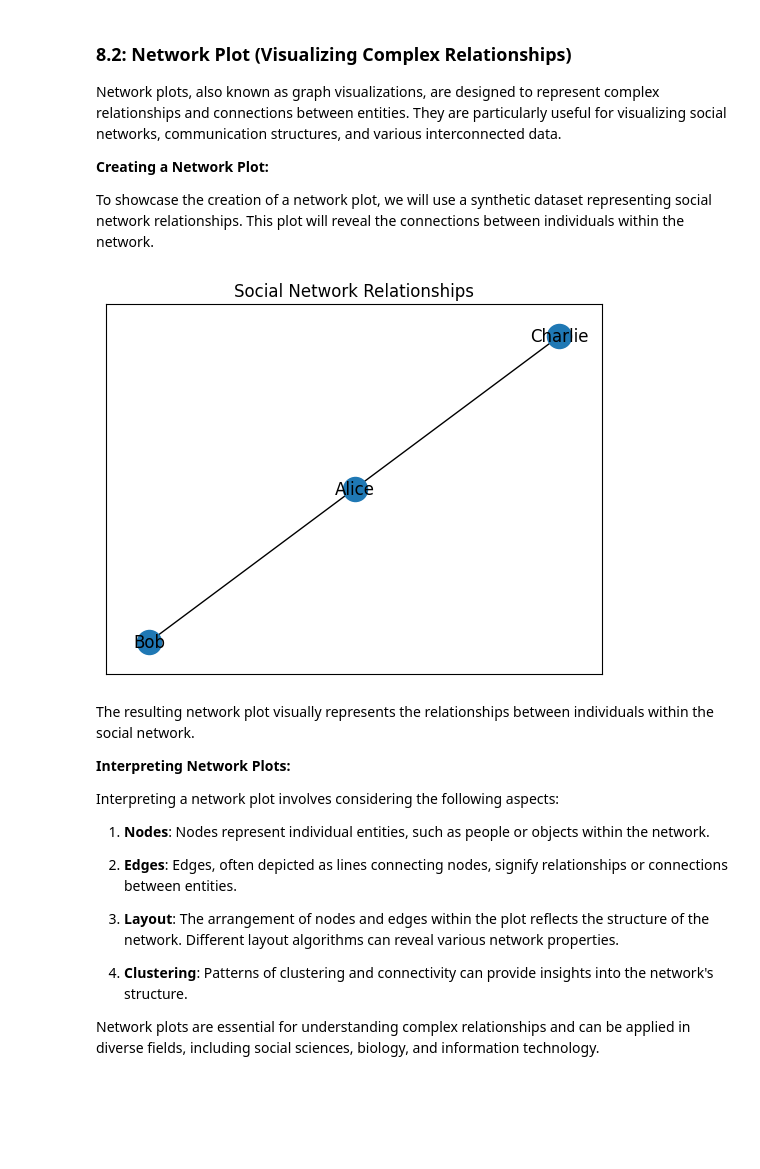
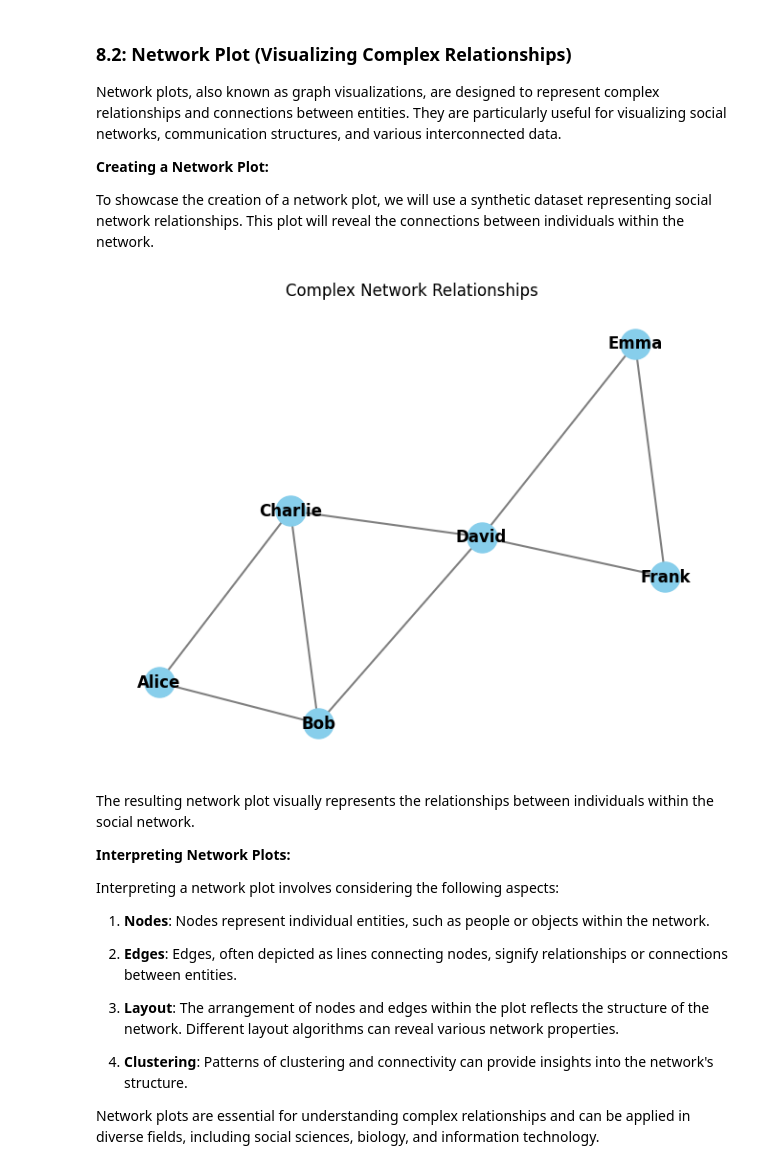
Before and after one commit to bsc-iitm/ML_Handbook, a Jupyter notebook: pages/vis2.ipynb, the cells around one changed output. Saved outputs shown, nothing was run; the diff lists cells and outputs as text; code cells hidden in the pictures; blank space fills up the shorter version.

```diff
--- a/pages/vis2.ipynb
+++ b/pages/vis2.ipynb
@@ -806,26 +824,41 @@ Network plots, also known as graph visualizations, are designed to represent com
 **Creating a Network Plot:**
 
 To showcase the creation of a network plot, we will use a synthetic dataset representing social network relationships. This plot will reveal the connections between individuals within the network.
-# %%
-# Generating synthetic network data
-import networkx as nx
-
-G = nx.Graph()
-G.add_node("Alice")
-G.add_node("Bob")
-G.add_node("Charlie")
-G.add_edge("Alice", "Bob")
-G.add_edge("Alice", "Charlie")
-
-# Creating a network plot
-pos = nx.spring_layout(G)
-nx.draw_networkx_nodes(G, pos)
-nx.draw_networkx_edges(G, pos)
-nx.draw_networkx_labels(G, pos)
-plt.title('Social Network Relationships')
-plt.show()
-# %% [output]
-[figure, removed]
+# %%
+import numpy as np
+import matplotlib.pyplot as plt
+import networkx as nx
+
+# Constructing a matrix to represent connections between individuals
+connections = np.array([
+    [0, 1, 1, 0, 0, 0],  # Alice
+    [1, 0, 1, 1, 0, 0],  # Bob
+    [1, 1, 0, 1, 0, 0],  # Charlie
+    [0, 1, 1, 0, 1, 1],  # David
+    [0, 0, 0, 1, 0, 1],  # Emma
+    [0, 0, 0, 1, 1, 0]   # Frank
+])
+
+# Names of individuals in the network
+names = ["Alice", "Bob", "Charlie", "David", "Emma", "Frank"]
+
+# Creating a graph from the matrix
+G = nx.Graph()
+G.add_nodes_from(names)
+
+# Adding edges based on the connections matrix
+for i in range(connections.shape[0]):
+    for j in range(i + 1, connections.shape[1]):
+        if connections[i, j] == 1:
+            G.add_edge(names[i], names[j])
+
+# Creating a network plot
+pos = nx.spring_layout(G)
+nx.draw(G, pos, with_labels=True, node_size=500, node_color='skyblue', font_weight='bold', edge_color='gray', width=1.5)
+plt.title('Complex Network Relationships')
+plt.show()
+# %% [output]
+[figure, added]
 # %% [markdown]
 The resulting network plot visually represents the relationships between individuals within the social network.
 
```
Also changed, not shown: parts of 21 cells of this notebook, 36 other files.
